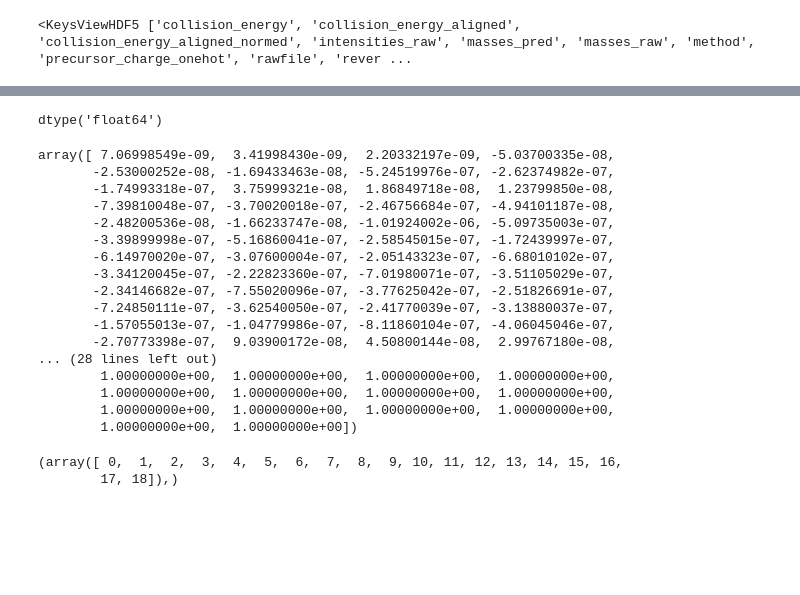
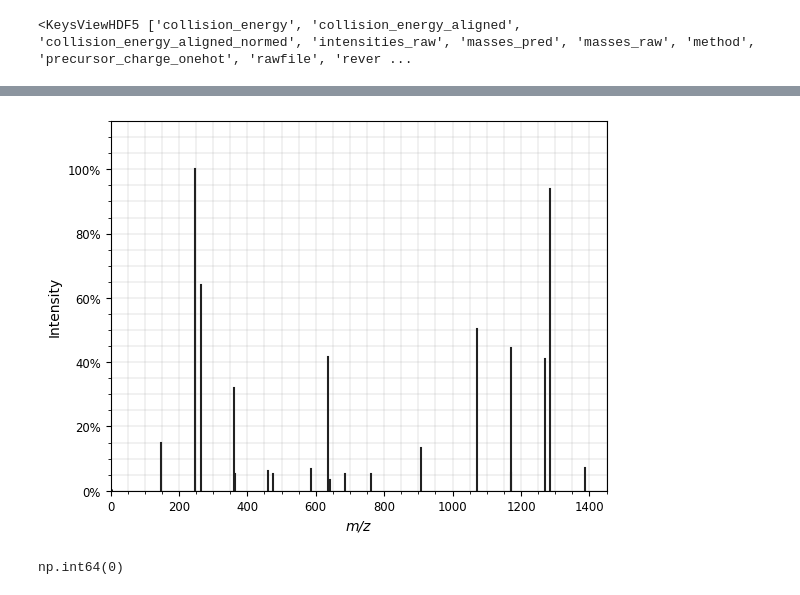
Before and after one commit to snozywolf59/ms2-signal-modelling-by-fm, a Jupyter notebook: run_real_data/draw_intensity.ipynb, the cells around one changed output, grey strips where cells are left out. Saved outputs shown, nothing was run; the diff lists cells and outputs as text; code cells hidden in the pictures; blank space fills up the shorter version.

```diff
--- a/run_real_data/draw_intensity.ipynb
+++ b/run_real_data/draw_intensity.ipynb
@@ -68,29 +109,9 @@ dtype('float64')
+# %%
+plot_intensity_spectrum(get_peptide_seq(seqs[index]), charges[index], intensities[index])
+# %% [output]
+[figure, added]
 # %%
-calculate_fragments(get_peptide_seq(seqs[0]), charges[0]).dtype
+seqs[2] - seqs[0]
+charges[2] - charges[0]
 # %% [output]
-dtype('float64')
+np.int64(0)
-# %%
-calculate_fragments(get_peptide_seq(seqs[0]), charges[0]) - masses_pred[0]
-# %% [output]
-array([ 7.06998549e-09,  3.41998430e-09,  2.20332197e-09, -5.03700335e-08,
-       -2.53000252e-08, -1.69433463e-08, -5.24519976e-07, -2.62374982e-07,
-       -1.74993318e-07,  3.75999321e-08,  1.86849718e-08,  1.23799850e-08,
-       -7.39810048e-07, -3.70020018e-07, -2.46756684e-07, -4.94101187e-08,
-       -2.48200536e-08, -1.66233747e-08, -1.01924002e-06, -5.09735003e-07,
-       -3.39899998e-07, -5.16860041e-07, -2.58545015e-07, -1.72439997e-07,
-       -6.14970020e-07, -3.07600004e-07, -2.05143323e-07, -6.68010102e-07,
-       -3.34120045e-07, -2.22823360e-07, -7.01980071e-07, -3.51105029e-07,
-       -2.34146682e-07, -7.55020096e-07, -3.77625042e-07, -2.51826691e-07,
-       -7.24850111e-07, -3.62540050e-07, -2.41770039e-07, -3.13880037e-07,
-       -1.57055013e-07, -1.04779986e-07, -8.11860104e-07, -4.06045046e-07,
-       -2.70773398e-07,  9.03900172e-08,  4.50800144e-08,  2.99767180e-08,
-... (28 lines left out)
-        1.00000000e+00,  1.00000000e+00,  1.00000000e+00,  1.00000000e+00,
-        1.00000000e+00,  1.00000000e+00,  1.00000000e+00,  1.00000000e+00,
-        1.00000000e+00,  1.00000000e+00,  1.00000000e+00,  1.00000000e+00,
-        1.00000000e+00,  1.00000000e+00])
-# %%
-np.count(seqs[0])
-# %% [output]
-(array([ 0,  1,  2,  3,  4,  5,  6,  7,  8,  9, 10, 11, 12, 13, 14, 15, 16,
-        17, 18]),)
```
Also changed, not shown: parts of 23 cells of this notebook, 23 other files.
